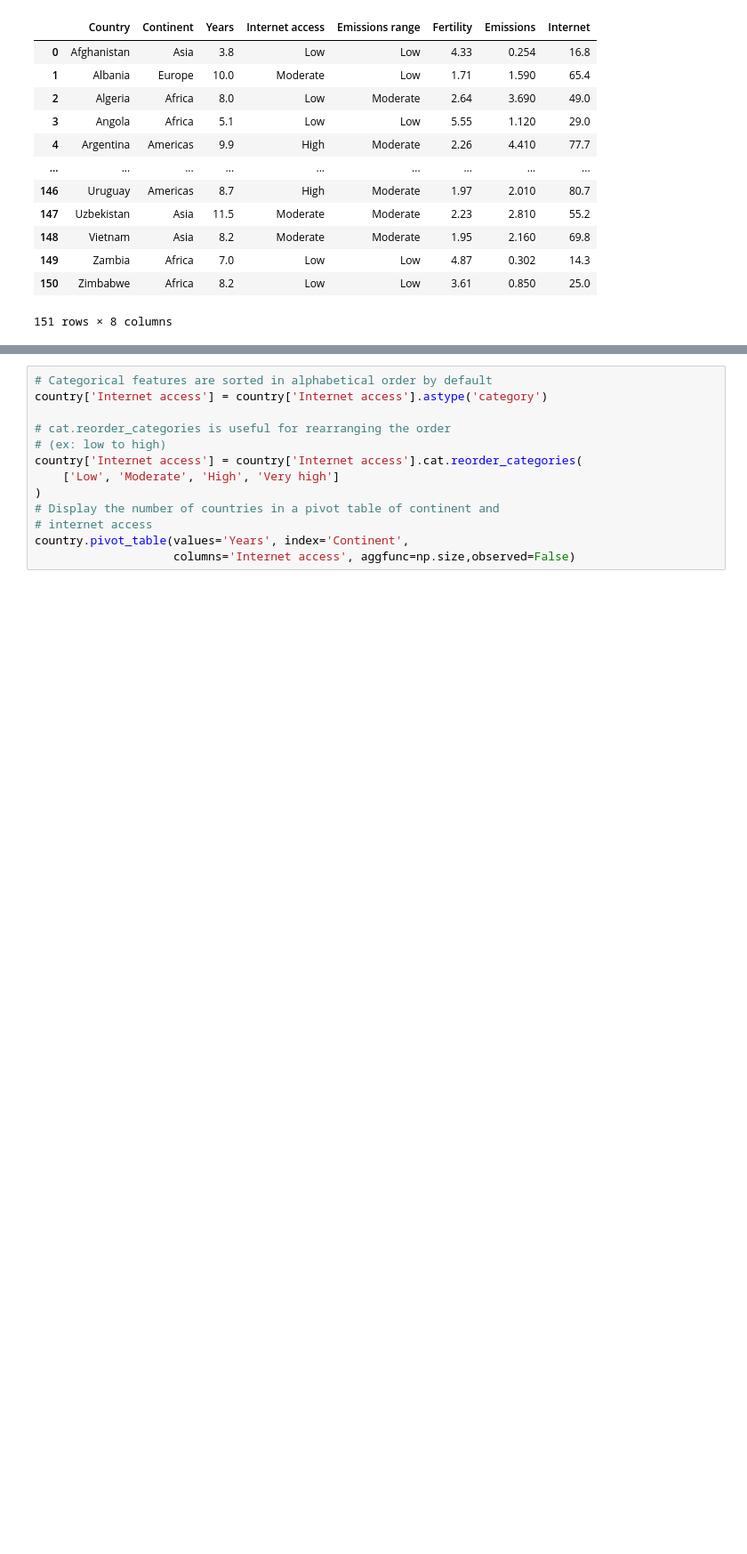
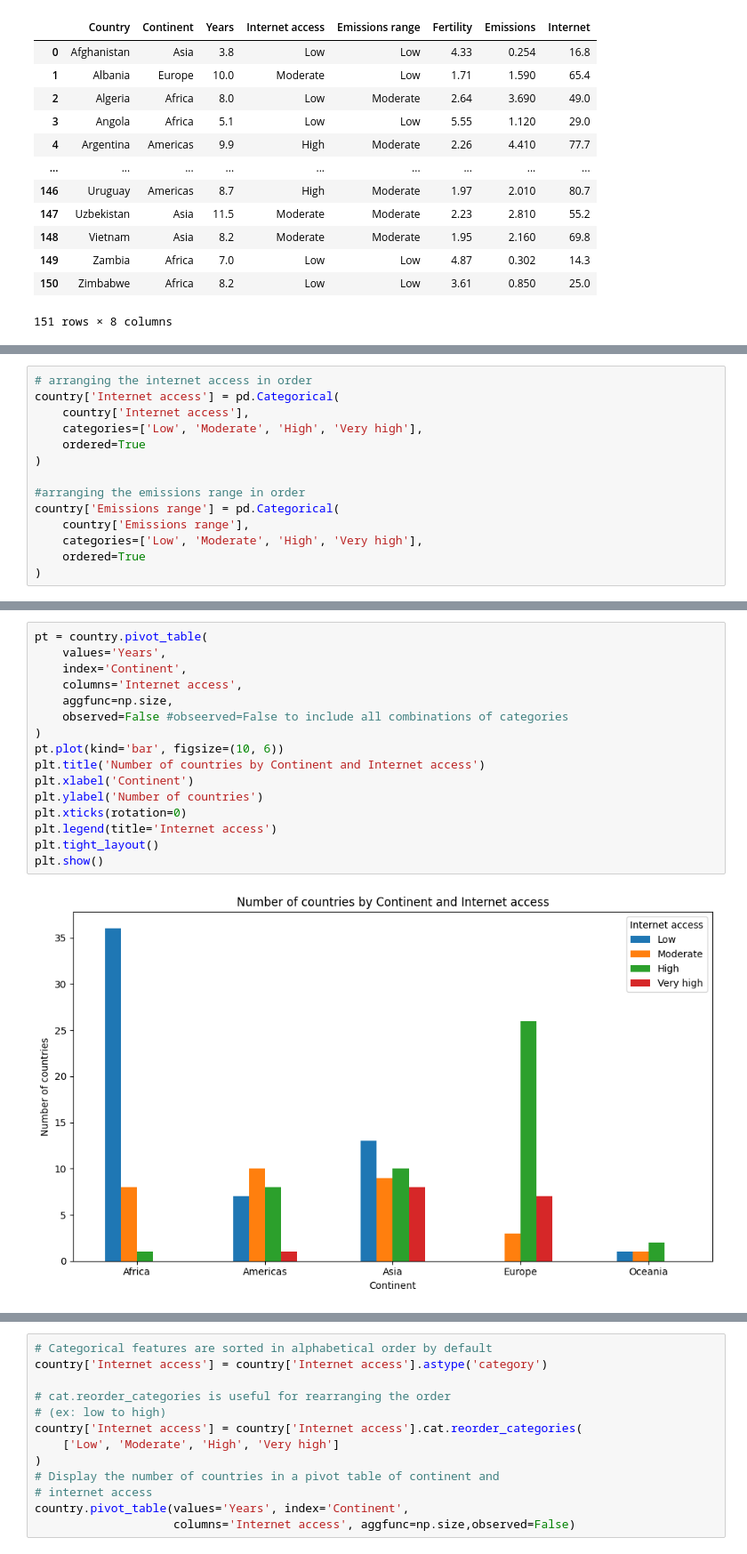
Before and after one commit to vaibhavdevangan/AI_with_DSML, a Jupyter notebook: 05_Data_Wrangling/2 Manipulating data.ipynb, the cells around one changed output, grey strips where cells are left out. Shown at 89% size. Cells and saved outputs as stored; diff of their text form; blank space fills up the shorter version.

```diff
--- a/05_Data_Wrangling/2 Manipulating data.ipynb
+++ b/05_Data_Wrangling/2 Manipulating data.ipynb
@@ -31,0 +62,14 @@ country
+# %%
+# arranging the internet access in order
+country['Internet access'] = pd.Categorical(
+    country['Internet access'],
+    categories=['Low', 'Moderate', 'High', 'Very high'],
+    ordered=True
+)
+
+#arranging the emissions range in order
+country['Emissions range'] = pd.Categorical(
+    country['Emissions range'],
+    categories=['Low', 'Moderate', 'High', 'Very high'],
+    ordered=True
+)
@@ -44,0 +104,18 @@ country.pivot_table(values='Years', index='Continent',
+# %%
+pt = country.pivot_table(
+    values='Years',
+    index='Continent',
+    columns='Internet access',
+    aggfunc=np.size,
+    observed=False #obseerved=False to include all combinations of categories
+)
+pt.plot(kind='bar', figsize=(10, 6))
+plt.title('Number of countries by Continent and Internet access')
+plt.xlabel('Continent')
+plt.ylabel('Number of countries')
+plt.xticks(rotation=0)
+plt.legend(title='Internet access')
+plt.tight_layout()
+plt.show()
+# %% [output]
+[figure, added]
```
Also changed, not shown: parts of 12 cells of this notebook.
